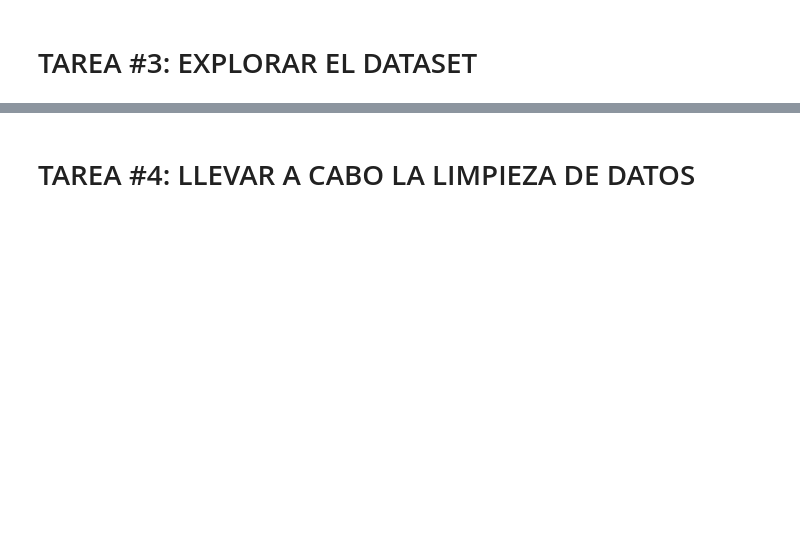
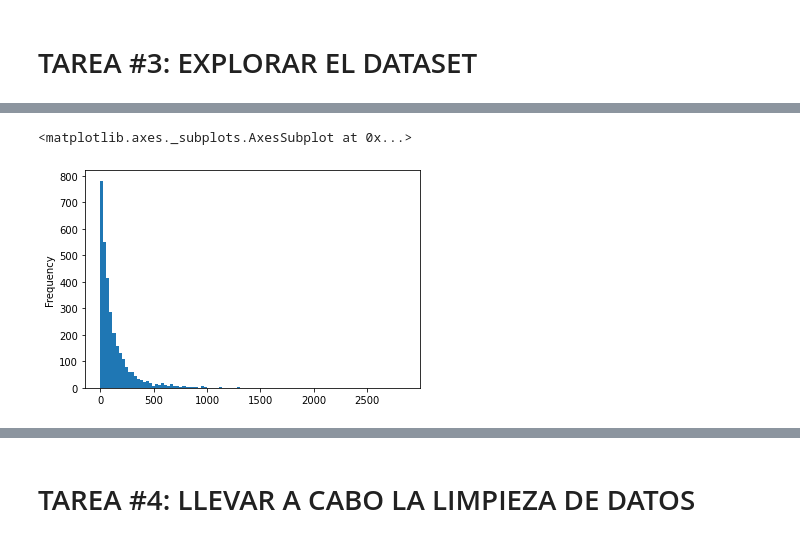
Before and after one commit to MartinSantaGitHub/ds4b, a Jupyter notebook: 5. Public Relations Department/Esqueleto_Departamento_de_Relaciones_Públicas.ipynb, the cells around one changed output, grey strips where cells are left out. Cells and saved outputs as stored; diff of their text form; code cells hidden in the pictures; blank space fills up the shorter version.

```diff
--- a/5. Public Relations Department/Esqueleto_Departamento_de_Relaciones_Públicas.ipynb
+++ b/5. Public Relations Department/Esqueleto_Departamento_de_Relaciones_Públicas.ipynb
@@ -33,0 +101,3 @@ drive.mount('/content/drive')
+# %%
+reviews_df['length'] = reviews_df['verified_reviews'].apply(len)
+reviews_df.head()
@@ -33,0 +111,5 @@ drive.mount('/content/drive')
+# %%
+reviews_df['length'].plot(bins = 100, kind = 'hist')
+# %% [output]
+<matplotlib.axes._subplots.AxesSubplot at 0x...>
+[figure, added]
```
Also changed, not shown: parts of 37 cells of this notebook.
